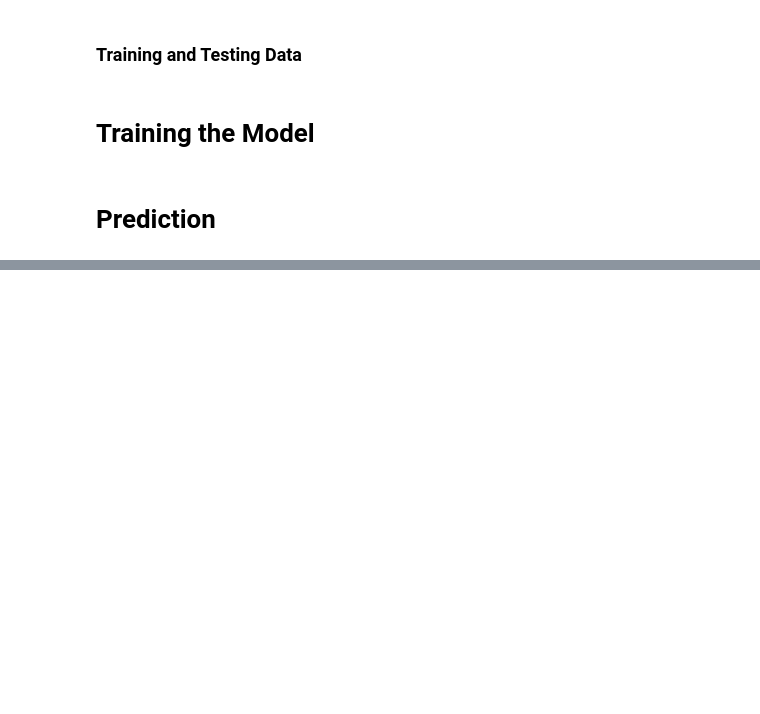
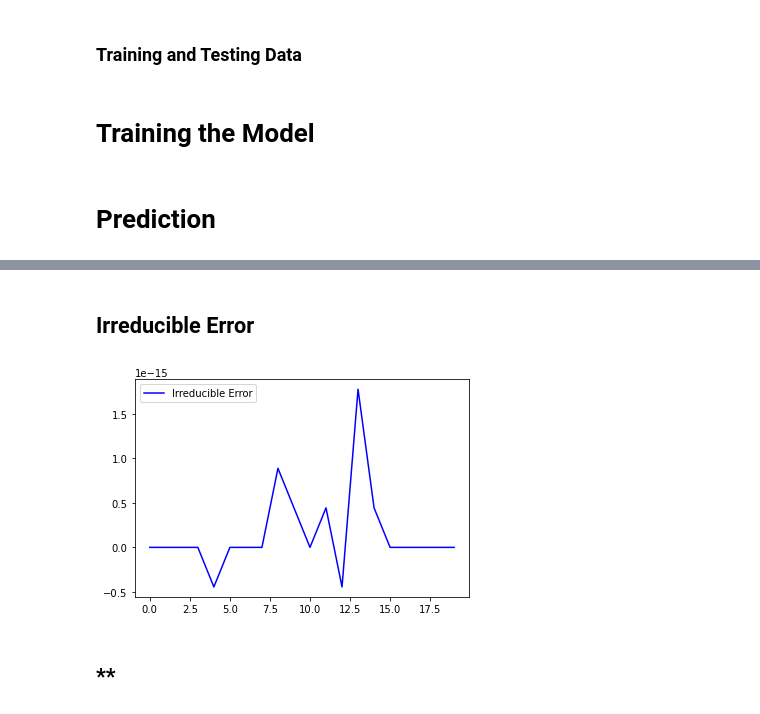
Before and after one commit to talib-sid/Bias-Variance-Tradeoff, a Jupyter notebook: code.ipynb, the cells around one changed output, grey strips where cells are left out. Drawn from its saved outputs; the diff is of its cells as text; code cells hidden in the pictures; blank space fills up the shorter version.

```diff
--- a/code.ipynb
+++ b/code.ipynb
@@ -44,0 +103,21 @@ f_cap_x = { "degree " + str(i): np.array([Models["degree " + str(i)][j].predict(
+# %% [markdown]
+
+## **Irreducible Error**
+# %%
+mse = np.zeros(20)
+for idx, degree in enumerate(f_cap_x):
+    data = np.array(f_cap_x[degree])
+    for i in data:
+        mse[idx] += np.mean(np.square(i - yi_test))
+mse /= 20
+
+ierr = mse -  variance - Bias_2
+
+
+plt.plot(ierr,color="blue",label="Irreducible Error")
+plt.legend()
+plt.show()
+# %% [output]
+[figure, added]
+# %% [markdown]
+## **
```
Also changed, not shown: parts of 5 cells of this notebook.
